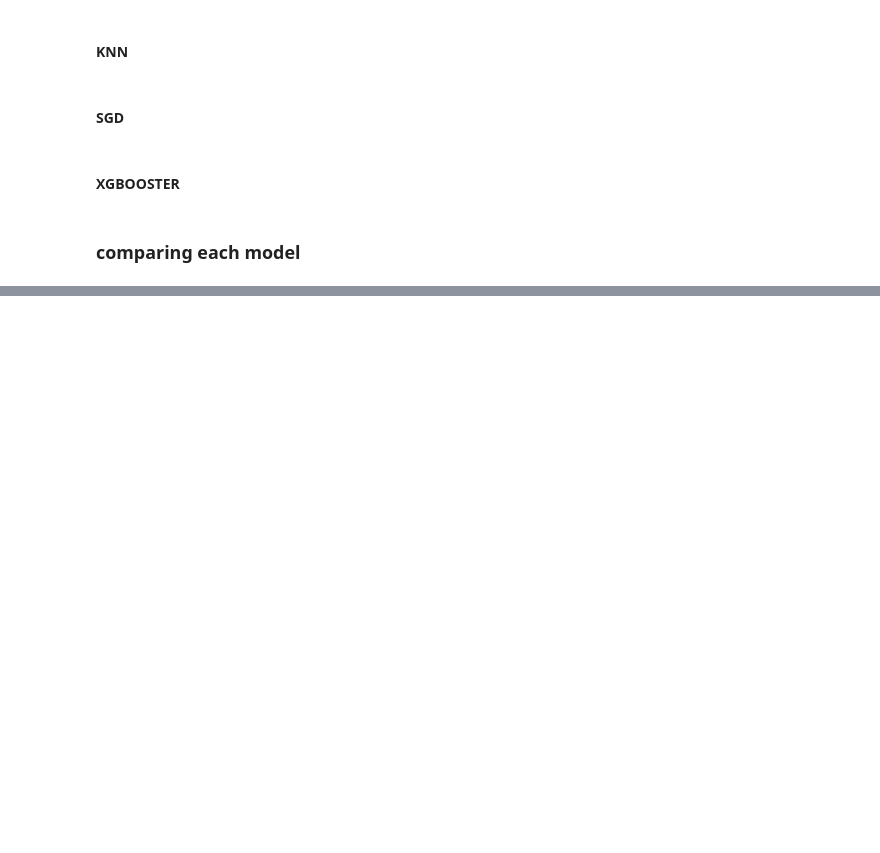
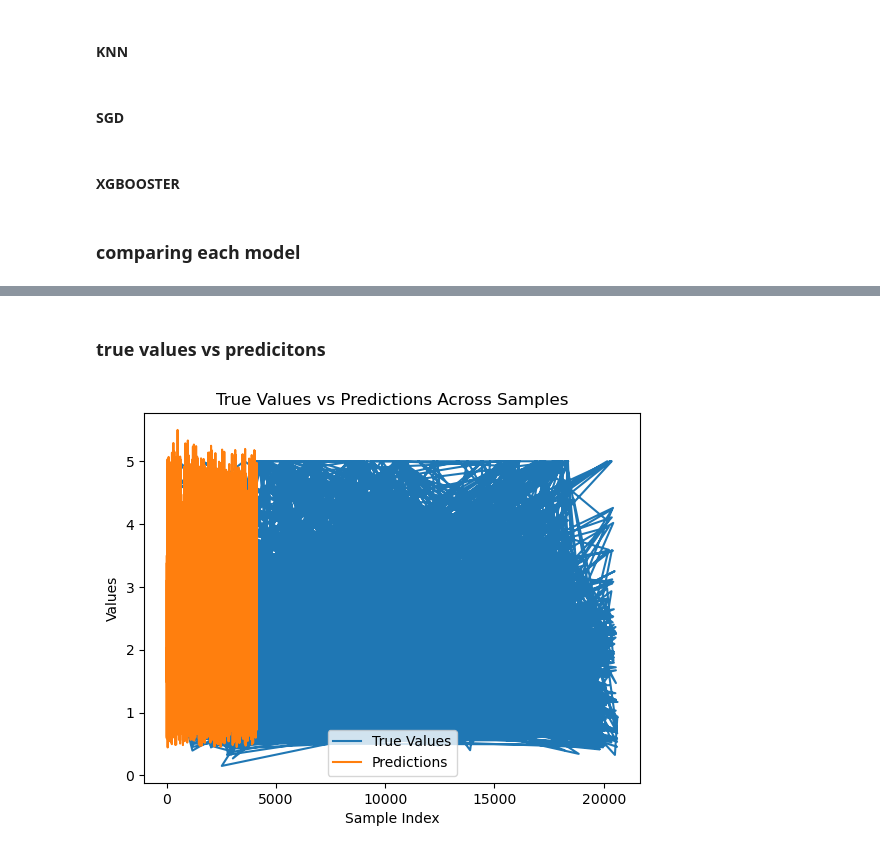
Before and after one commit to leofrio/california-house-pricing-model-comparrison-leo, a Jupyter notebook: californiapricing.ipynb, the cells around one changed output, grey strips where cells are left out. Drawn from its saved outputs; the diff is of its cells as text; code cells hidden in the pictures; blank space fills up the shorter version.

```diff
--- a/californiapricing.ipynb
+++ b/californiapricing.ipynb
@@ -716,8 +877,12 @@ plt.savefig('./images/model-comparrison.png')
+# %% [markdown]
+### true values vs predicitons
 # %%
-# plt.plot(y_test, label='True Values')
-# plt.plot(y_pred, label='Predictions')
-# plt.xlabel("Sample Index")
-# plt.ylabel("Values")
-# plt.title("True Values vs Predictions Across Samples")
-# plt.legend()
-# plt.show()
+plt.plot(y_test, label='True Values')
+plt.plot(predictions['XGREGRESSOR'], label='Predictions')
+plt.xlabel("Sample Index")
+plt.ylabel("Values")
+plt.title("True Values vs Predictions Across Samples")
+plt.legend()
+plt.show()
+# %% [output]
+[figure, added]
```
Also changed, not shown: parts of 29 cells of this notebook, 6 other files.
